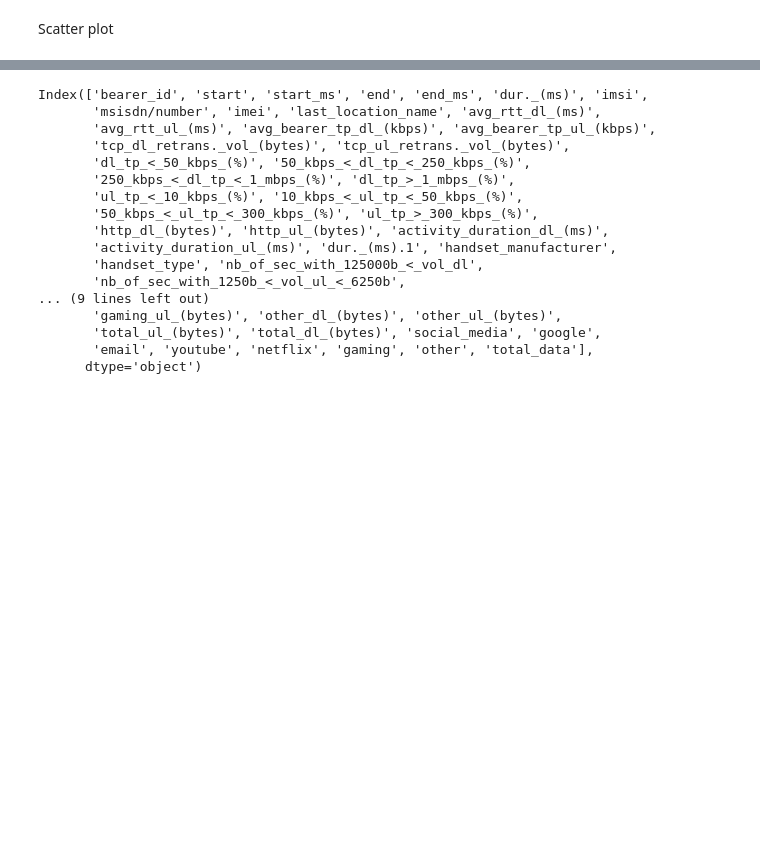
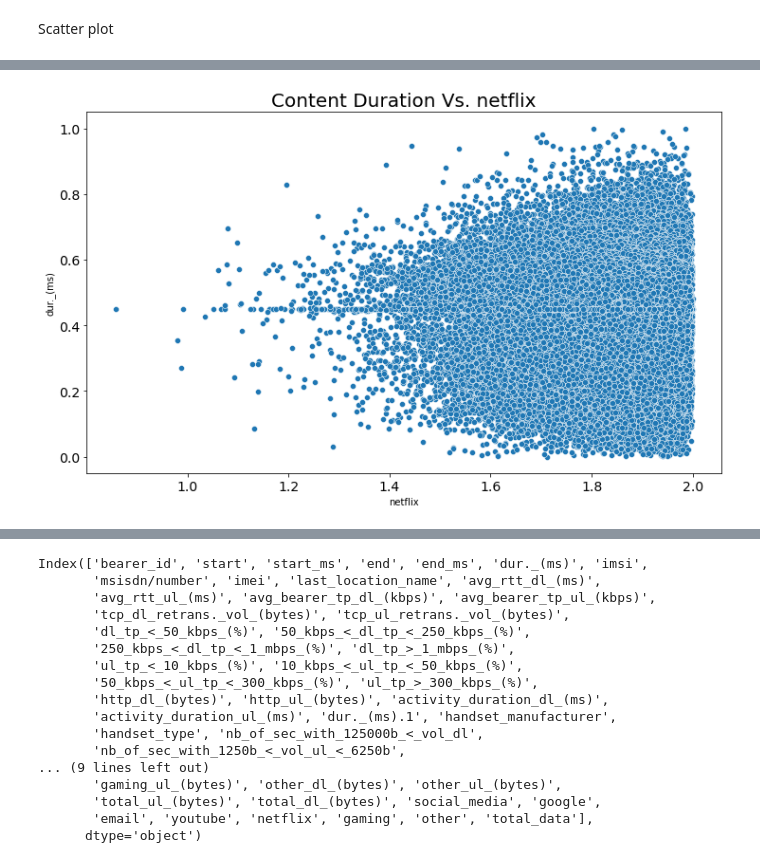
Before and after one commit to jedisam/Telecom-Data-Analysis, a Jupyter notebook: notebooks/userOverview.ipynb, the cells around one changed output, grey strips where cells are left out. Cells and saved outputs as stored; diff of their text form; code cells hidden in the pictures; blank space fills up the shorter version.

```diff
--- a/notebooks/userOverview.ipynb
+++ b/notebooks/userOverview.ipynb
@@ -838,0 +839,5 @@ pl.plot_scatter(df, df['dur._(ms)'], df['youtube'], 'Content Duration Vs. Google
+# %%
+#  Scatter plot between XDR Duration and youtube application
+pl.plot_scatter(df,  df['netflix'], df['dur._(ms)'], 'Content Duration Vs. netflix', None, None)
+# %% [output]
+[figure, added]
```
Also changed, not shown: parts of 37 cells of this notebook, 4 other files.
